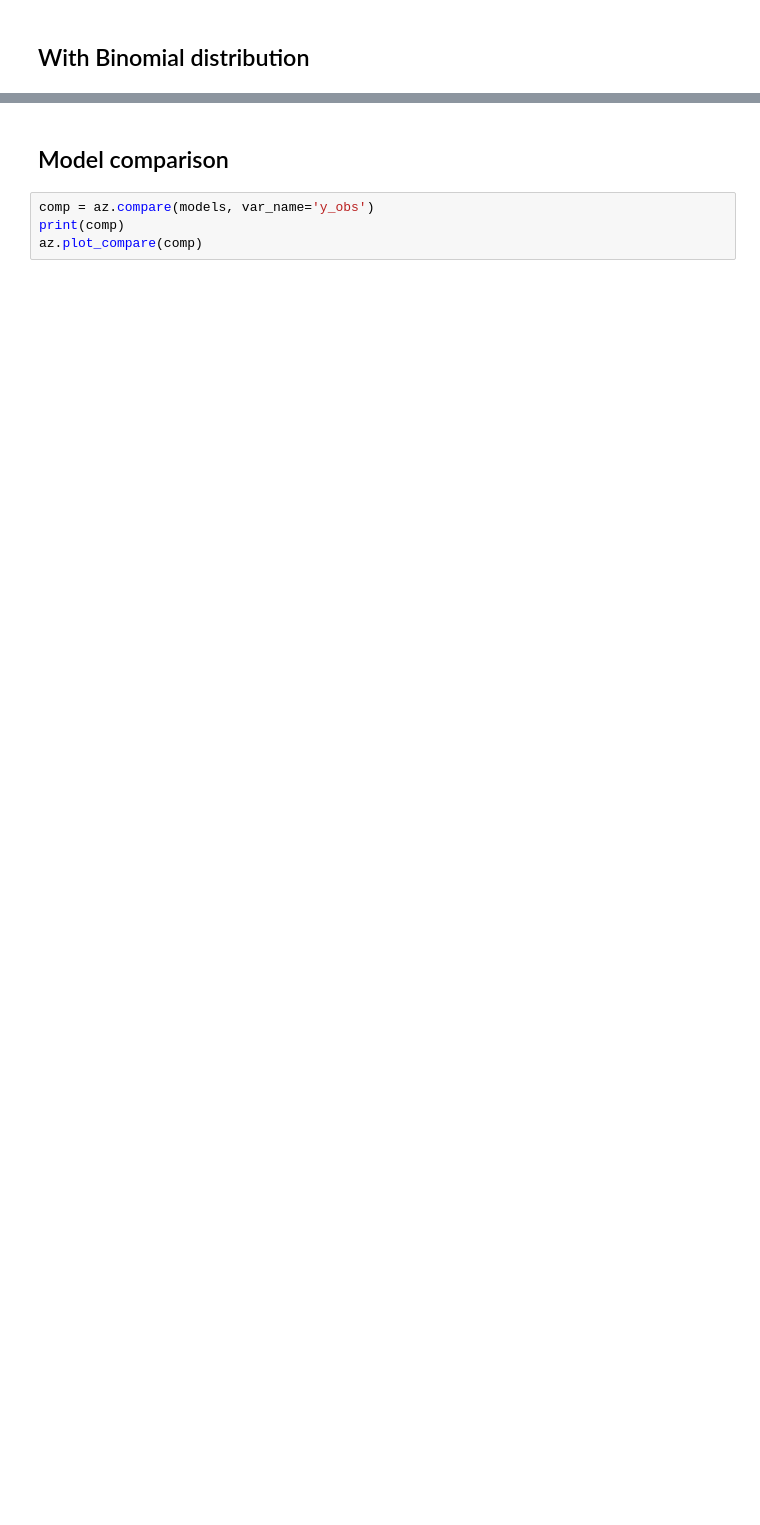
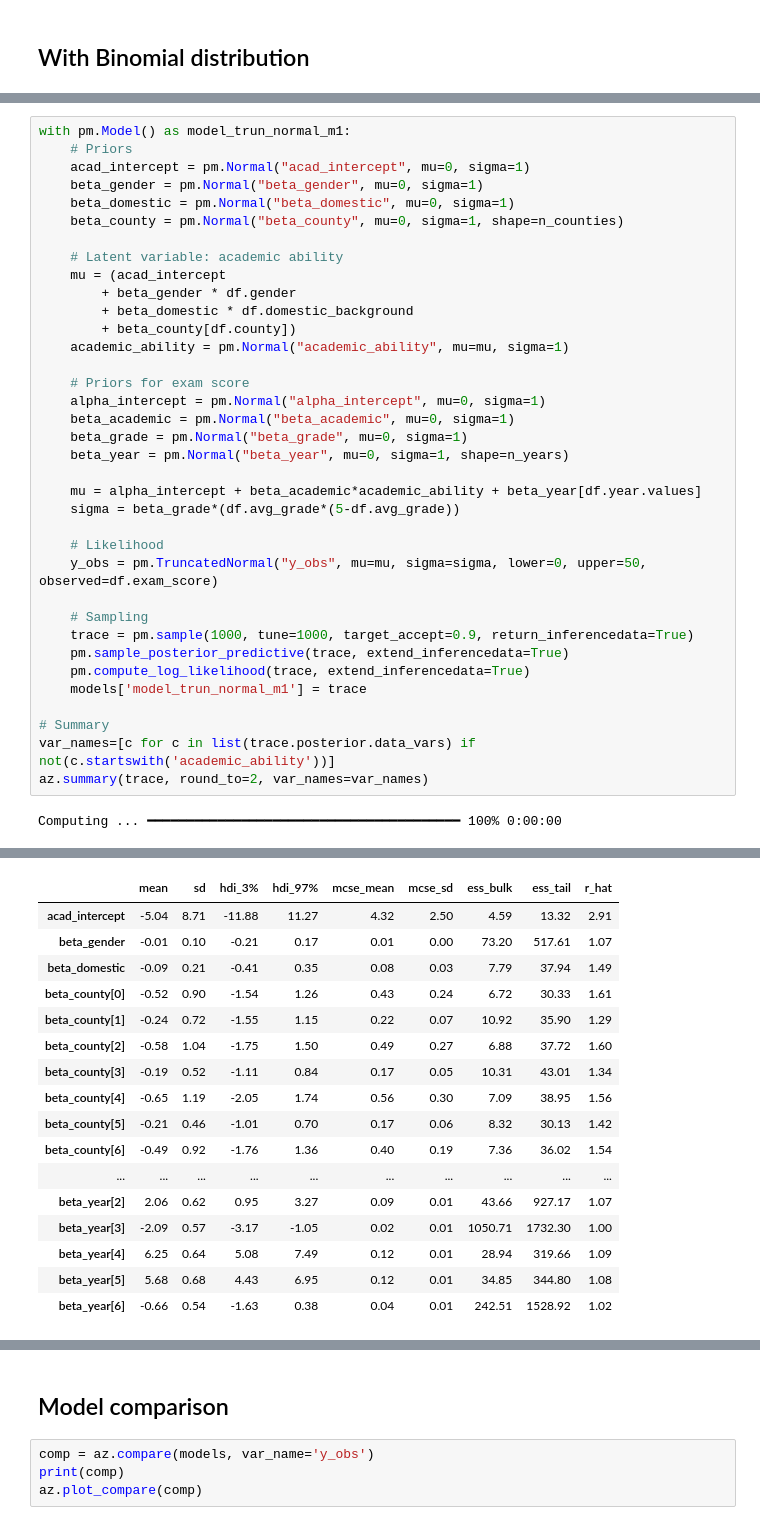
Before and after one commit to klumiste/bayes25_final_project_hpv, a Jupyter notebook: Part2_data_analysis/exam_score_modeling.ipynb, the cells around one changed output, grey strips where cells are left out. Cells and saved outputs as stored; diff of their text form; blank space fills up the shorter version.

```diff
--- a/Part2_data_analysis/exam_score_modeling.ipynb
+++ b/Part2_data_analysis/exam_score_modeling.ipynb
@@ -707,0 +712,38 @@ pm.plot_ppc(trace)
+# %%
+with pm.Model() as model_trun_normal_m1:
+    # Priors
+    acad_intercept = pm.Normal("acad_intercept", mu=0, sigma=1)
+    beta_gender = pm.Normal("beta_gender", mu=0, sigma=1)
+    beta_domestic = pm.Normal("beta_domestic", mu=0, sigma=1)
+    beta_county = pm.Normal("beta_county", mu=0, sigma=1, shape=n_counties)
+
+    # Latent variable: academic ability
+    mu = (acad_intercept
+        + beta_gender * df.gender
+        + beta_domestic * df.domestic_background
+        + beta_county[df.county])
+    academic_ability = pm.Normal("academic_ability", mu=mu, sigma=1)
+
+    # Priors for exam score
+    alpha_intercept = pm.Normal("alpha_intercept", mu=0, sigma=1)
+    beta_academic = pm.Normal("beta_academic", mu=0, sigma=1)
+    beta_grade = pm.Normal("beta_grade", mu=0, sigma=1)
+    beta_year = pm.Normal("beta_year", mu=0, sigma=1, shape=n_years)
+
+    mu = alpha_intercept + beta_academic*academic_ability + beta_year[df.year.values]
+    sigma = beta_grade*(df.avg_grade*(5-df.avg_grade))
+
+    # Likelihood
+    y_obs = pm.TruncatedNormal("y_obs", mu=mu, sigma=sigma, lower=0, upper=50, observed=df.exam_score)
+
+    # Sampling
+    trace = pm.sample(1000, tune=1000, target_accept=0.9, return_inferencedata=True)
+    pm.sample_posterior_predictive(trace, extend_inferencedata=True)
+    pm.compute_log_likelihood(trace, extend_inferencedata=True)
+    models['model_trun_normal_m1'] = trace
+
+# Summary
+var_names=[c for c in list(trace.posterior.data_vars) if not(c.startswith('academic_ability'))]
+az.summary(trace, round_to=2, var_names=var_names)
+# %% [output]
+Computing ... ━━━━━━━━━━━━━━━━━━━━━━━━━━━━━━━━━━━━━━━━ 100% 0:00:00
@@ -707,0 +751,17 @@ pm.plot_ppc(trace)
+|  | mean | sd | hdi_3% | hdi_97% | mcse_mean | mcse_sd | ess_bulk | ess_tail | r_hat |
+| acad_intercept | -5.04 | 8.71 | -11.88 | 11.27 | 4.32 | 2.50 | 4.59 | 13.32 | 2.91 |
+| beta_gender | -0.01 | 0.10 | -0.21 | 0.17 | 0.01 | 0.00 | 73.20 | 517.61 | 1.07 |
+| beta_domestic | -0.09 | 0.21 | -0.41 | 0.35 | 0.08 | 0.03 | 7.79 | 37.94 | 1.49 |
+| beta_county[0] | -0.52 | 0.90 | -1.54 | 1.26 | 0.43 | 0.24 | 6.72 | 30.33 | 1.61 |
+| beta_county[1] | -0.24 | 0.72 | -1.55 | 1.15 | 0.22 | 0.07 | 10.92 | 35.90 | 1.29 |
+| beta_county[2] | -0.58 | 1.04 | -1.75 | 1.50 | 0.49 | 0.27 | 6.88 | 37.72 | 1.60 |
+| beta_county[3] | -0.19 | 0.52 | -1.11 | 0.84 | 0.17 | 0.05 | 10.31 | 43.01 | 1.34 |
+| beta_county[4] | -0.65 | 1.19 | -2.05 | 1.74 | 0.56 | 0.30 | 7.09 | 38.95 | 1.56 |
+| beta_county[5] | -0.21 | 0.46 | -1.01 | 0.70 | 0.17 | 0.06 | 8.32 | 30.13 | 1.42 |
+| beta_county[6] | -0.49 | 0.92 | -1.76 | 1.36 | 0.40 | 0.19 | 7.36 | 36.02 | 1.54 |
+| ... | ... | ... | ... | ... | ... | ... | ... | ... | ... |
+| beta_year[2] | 2.06 | 0.62 | 0.95 | 3.27 | 0.09 | 0.01 | 43.66 | 927.17 | 1.07 |
+| beta_year[3] | -2.09 | 0.57 | -3.17 | -1.05 | 0.02 | 0.01 | 1050.71 | 1732.30 | 1.00 |
+| beta_year[4] | 6.25 | 0.64 | 5.08 | 7.49 | 0.12 | 0.01 | 28.94 | 319.66 | 1.09 |
+| beta_year[5] | 5.68 | 0.68 | 4.43 | 6.95 | 0.12 | 0.01 | 34.85 | 344.80 | 1.08 |
+| beta_year[6] | -0.66 | 0.54 | -1.63 | 0.38 | 0.04 | 0.01 | 242.51 | 1528.92 | 1.02 |
```
Also changed, not shown: parts of 27 cells of this notebook.
